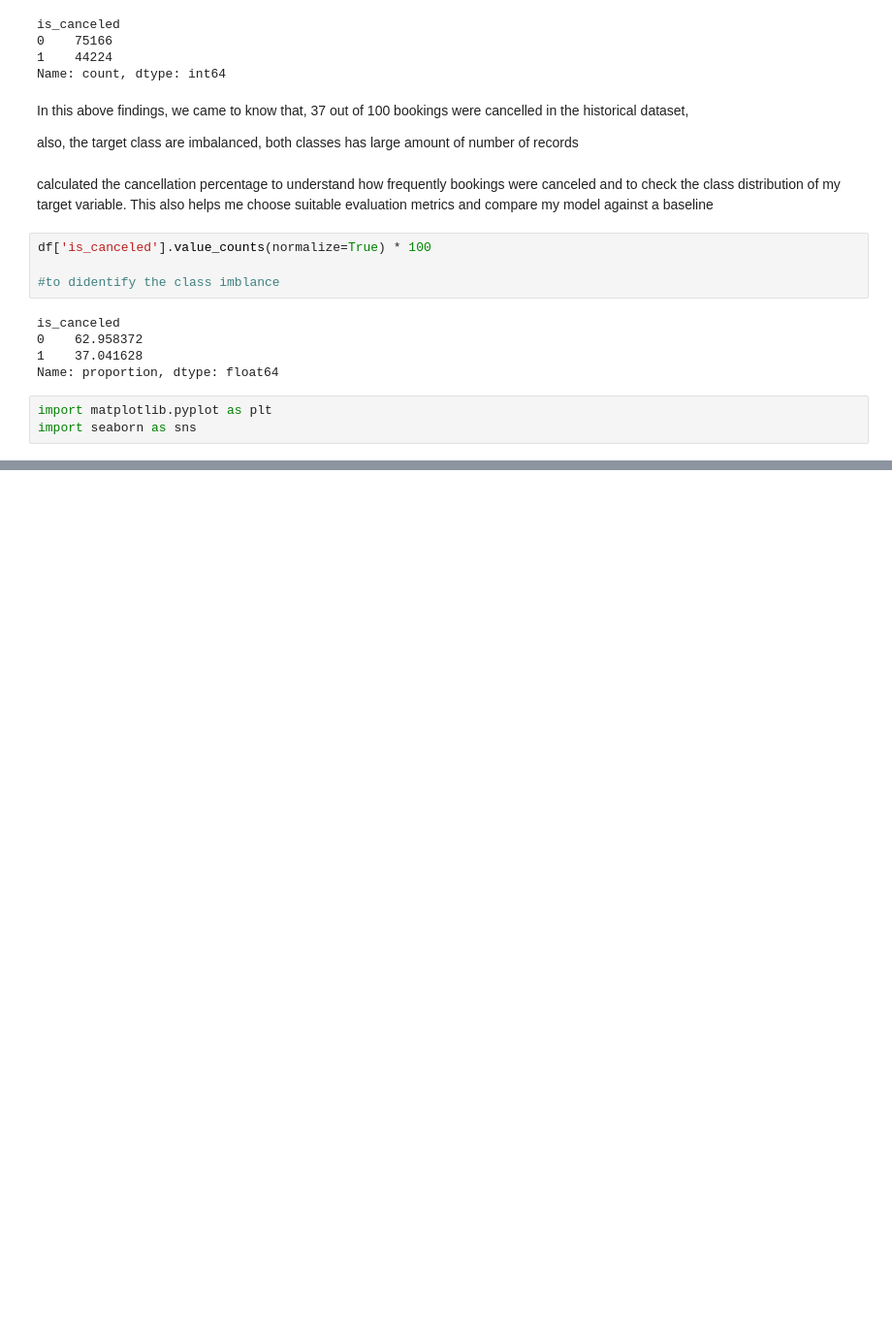
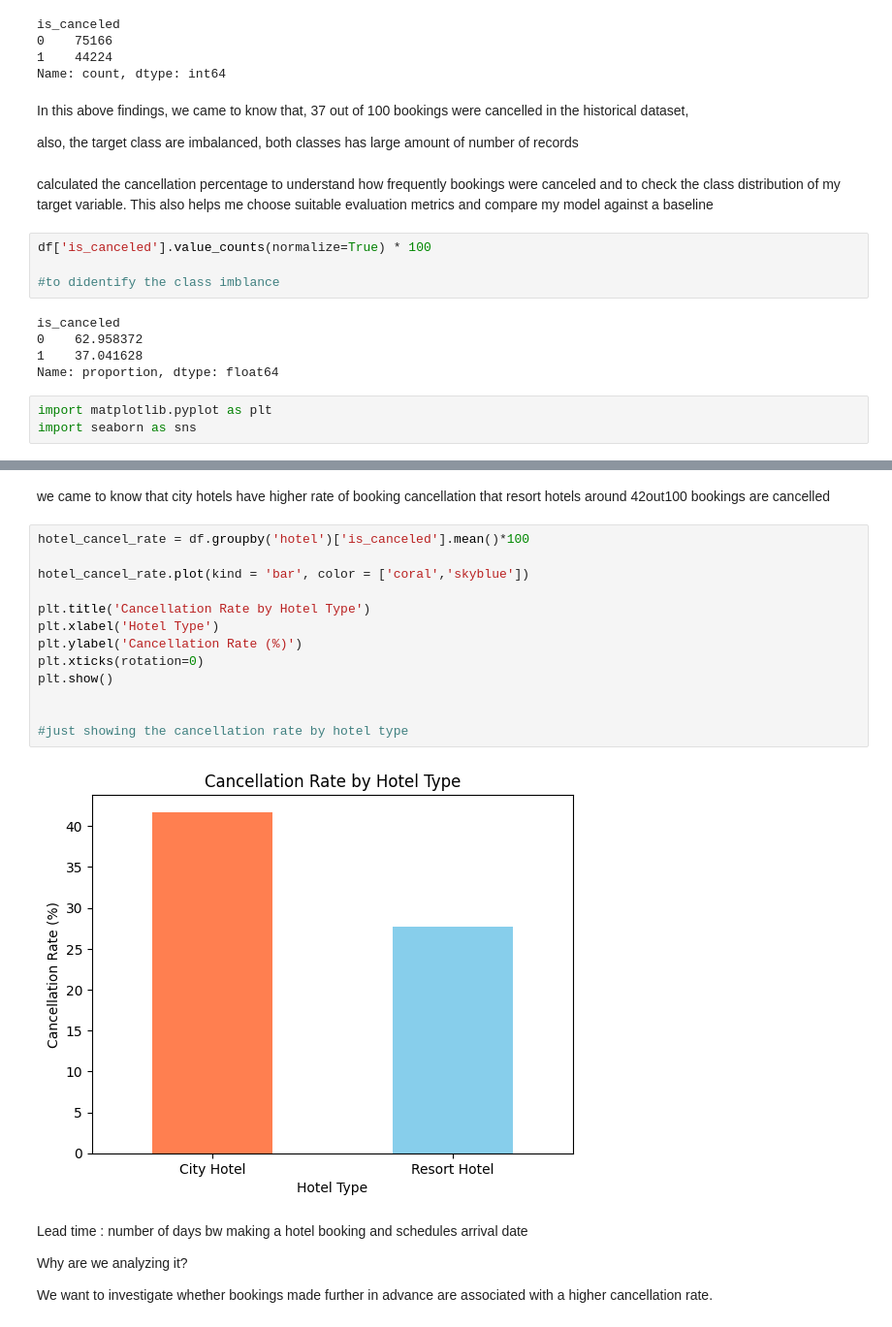
Before and after one commit to Hamnamohdraffi/Hotel_Booking_ML_Project, a Jupyter notebook: notebooks/01_eda.ipynb, the cells around one changed output, grey strips where cells are left out. Shown at 97% size. Saved outputs shown, nothing was run; the diff lists cells and outputs as text; blank space fills up the shorter version.

Commit message:
Day 2: Detailed EDA and cancellation analysis

```diff
--- a/notebooks/01_eda.ipynb
+++ b/notebooks/01_eda.ipynb
@@ -125,0 +152,23 @@ plt.show()
+# %% [markdown]
+we came to know that city hotels have higher rate of booking cancellation that resort hotels around 42out100 bookings are cancelled
+# %%
+hotel_cancel_rate = df.groupby('hotel')['is_canceled'].mean()*100
+
+hotel_cancel_rate.plot(kind = 'bar', color = ['coral','skyblue'])
+
+plt.title('Cancellation Rate by Hotel Type')
+plt.xlabel('Hotel Type')
+plt.ylabel('Cancellation Rate (%)')
+plt.xticks(rotation=0)
+plt.show()
+
+
+#just showing the cancellation rate by hotel type
+# %% [output]
+[figure, added]
+# %% [markdown]
+Lead time : number of days bw making a hotel booking and schedules arrival date
+
+Why are we analyzing it?
+
+We want to investigate whether bookings made further in advance are associated with a higher cancellation rate.
```
Also changed, not shown: parts of 26 cells of this notebook.
